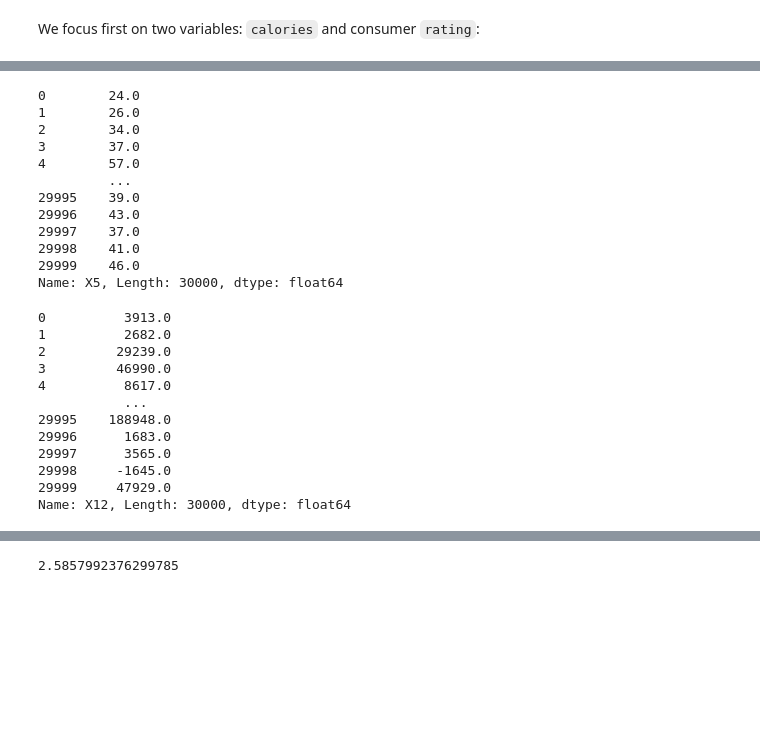
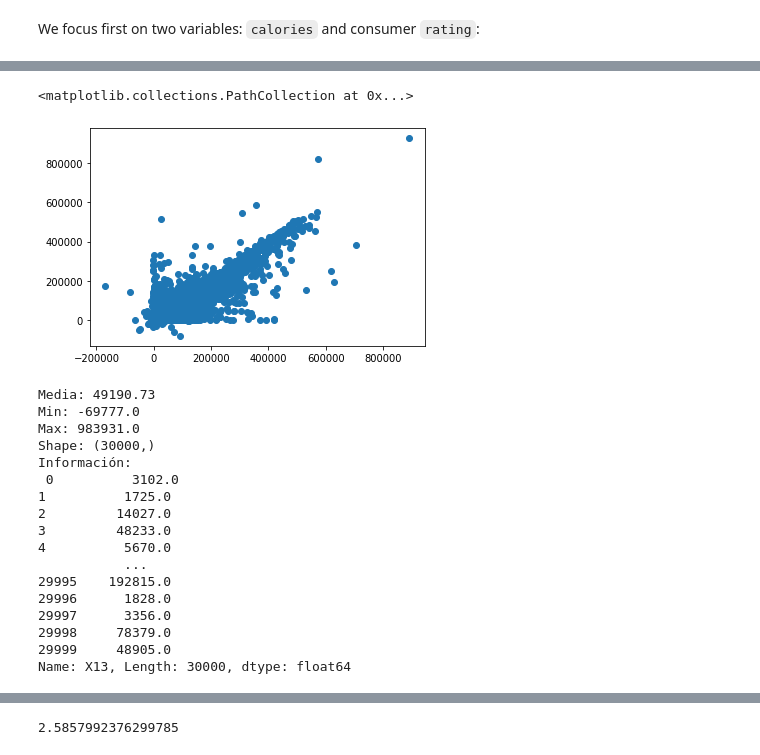
Before and after one commit to PosgradoMNA/actividades-del-projecto-team_59, a Jupyter notebook: Actividad_Sem_04_CD_PCA.ipynb, the cells around one changed output, grey strips where cells are left out. Drawn from its saved outputs; the diff is of its cells as text; code cells hidden in the pictures; blank space fills up the shorter version.

```diff
--- a/Actividad_Sem_04_CD_PCA.ipynb
+++ b/Actividad_Sem_04_CD_PCA.ipynb
@@ -110,30 +100,31 @@ df.X12.mean().round(2)
-# %%
-df.X5
-# %% [output]
-0        24.0
-1        26.0
-2        34.0
-3        37.0
-4        57.0
-         ...
-29995    39.0
-29996    43.0
-29997    37.0
-29998    41.0
-29999    46.0
-Name: X5, Length: 30000, dtype: float64
-# %%
-df.X12
-# %% [output]
-0          3913.0
-1          2682.0
-2         29239.0
-3         46990.0
-4          8617.0
-           ...
-29995    188948.0
-29996      1683.0
-29997      3565.0
-29998     -1645.0
-29999     47929.0
-Name: X12, Length: 30000, dtype: float64
+# %%
+import matplotlib.pyplot as plt
+plt.scatter(df.X15, df.X16)
+# %% [output]
+<matplotlib.collections.PathCollection at 0x...>
+[figure, added]
+# %%
+# Restando la media y dividiendola entre la desviación estandar par anormalizar- - - - - - - - - - - -
+print('Media:',df.X13.mean().round(2))
+print('Min:',df.X13.min().round(2))
+print('Max:',df.X13.max().round(2))
+print('Shape:',df.X13.shape)
+print('Información:\n',df.X13)
+# %% [output]
+Media: 49190.73
+Min: -69777.0
+Max: 983931.0
+Shape: (30000,)
+Información:
+ 0          3102.0
+1          1725.0
+2         14027.0
+3         48233.0
+4          5670.0
+           ...
+29995    192815.0
+29996      1828.0
+29997      3356.0
+29998     78379.0
+29999     48905.0
+Name: X13, Length: 30000, dtype: float64
```
Also changed, not shown: parts of 11 cells of this notebook.
